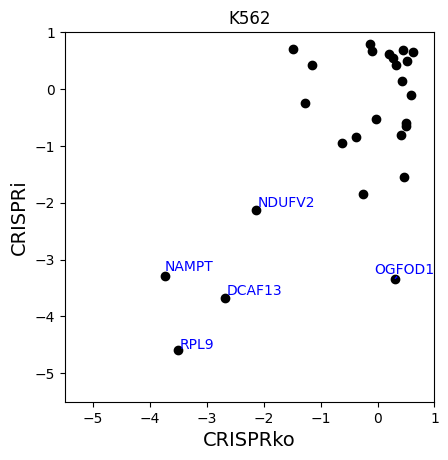
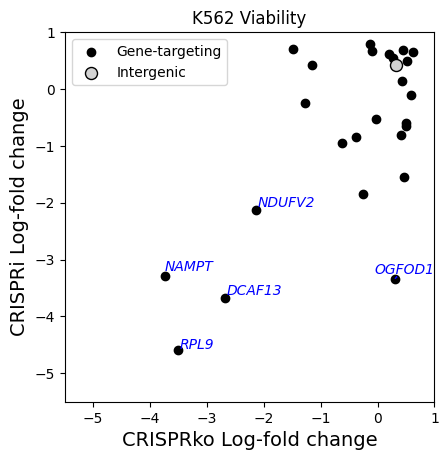
The change to this notebook cell's code, shown as a diff; its figure went from the first image to the second:
--- before
+++ after
@@ -1,4 +1,4 @@
-plt.scatter(data=gene_lfcs_wide,x="CRISPRko K562", y="CRISPRi K562",c="black")
-plt.title("K562")
+plt.scatter(data=gene_lfcs_wide,x="CRISPRko K562", y="CRISPRi K562",c="black",label="Gene-targeting")
+plt.title("K562 Viability")
 plt.xlabel("CRISPRko",fontsize=14)
 plt.ylabel("CRISPRi",fontsize=14)
@@ -13,5 +13,12 @@
 for i, txt in enumerate(gene_lfcs_wide["Target Gene Symbol"].tolist()):
     if xvals[i]<-2 or yvals[i]<-2:
-        texts.append(plt.text(xvals[i], yvals[i], txt, color="blue"))
+        texts.append(plt.text(xvals[i], yvals[i], txt, color="blue",fontstyle="italic"))
 adjust_text(texts, arrowprops=dict(arrowstyle='->', color="blue"))
+
+#plot negative controls
+intergenic_data=gene_lfcs_wide[gene_lfcs_wide["Target Gene Symbol"]=="(INTERGENIC CONTROL)"]
+plt.scatter(data=intergenic_data,x="CRISPRko K562", y="CRISPRi K562",c="lightgrey",edgecolors="black",s=75,label="Intergenic")
+plt.legend()
+plt.xlabel("CRISPRko Log-fold change")
+plt.ylabel("CRISPRi Log-fold change")
 plt.savefig("../figures/K562_Day14_logfoldchangefrompDNA_averagepertarget.pdf",dpi=600)

Commit: Add files via upload